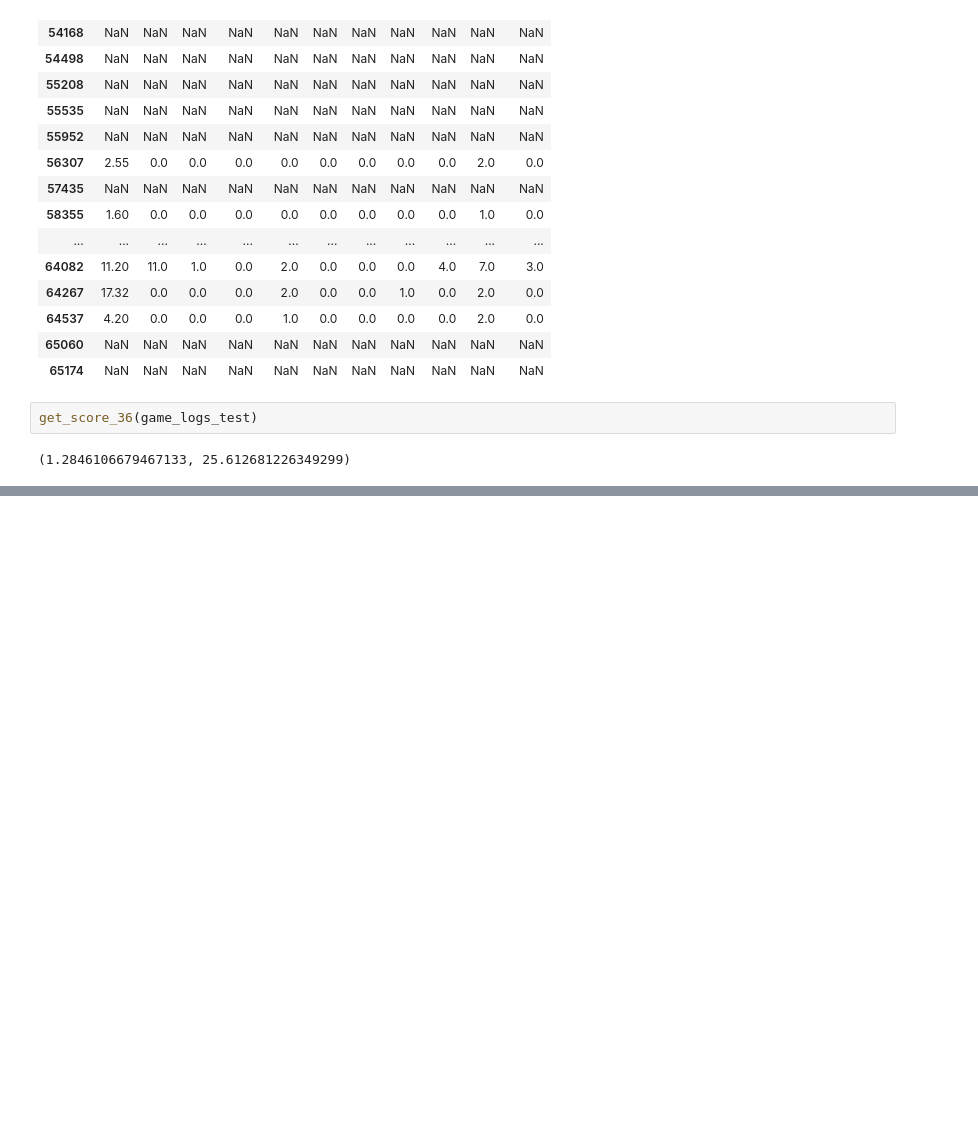
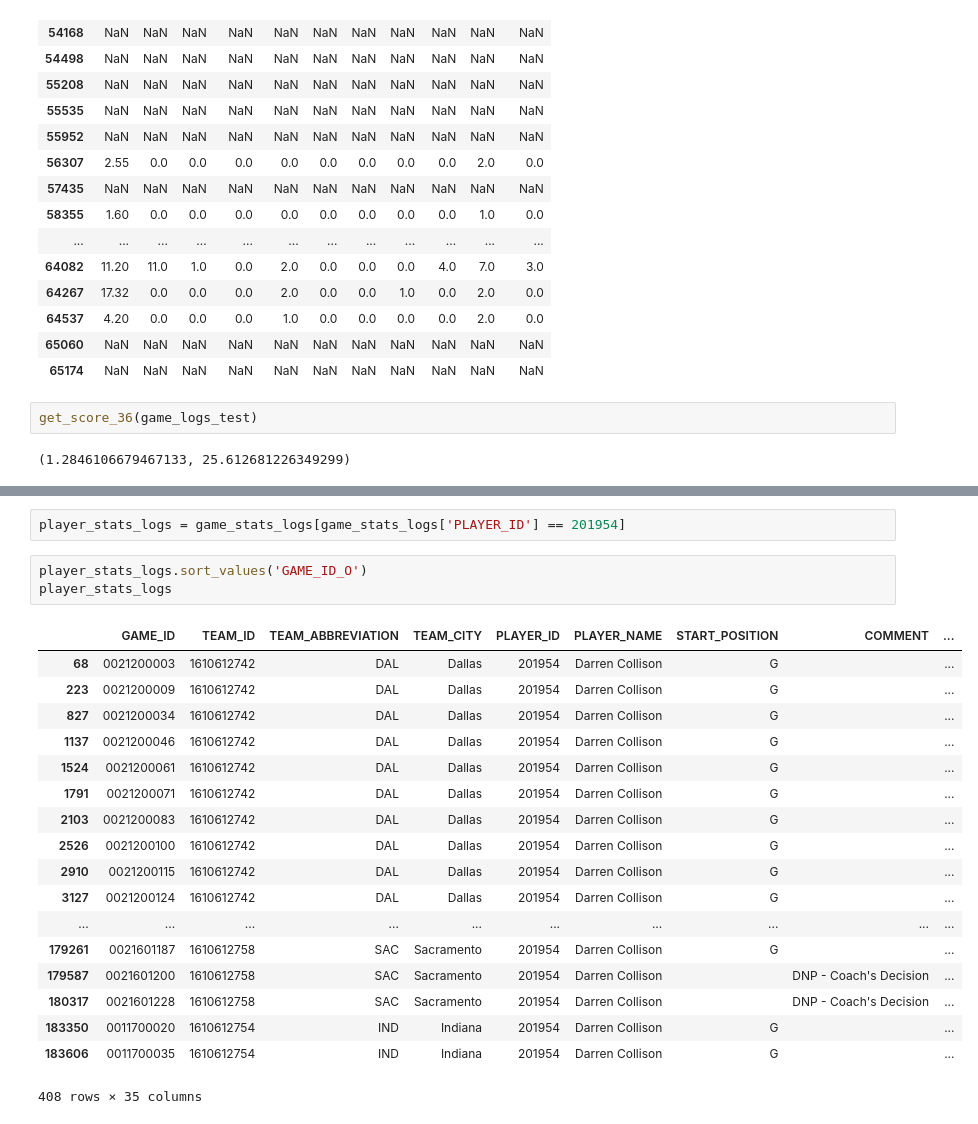
Before and after one commit to wonderui/Hoop_Fantasy, a Jupyter notebook: nba_seer-0.1/0_test_seer.ipynb, the cells around one changed output, grey strips where cells are left out. Cells and saved outputs as stored; diff of their text form; blank space fills up the shorter version.

```diff
--- a/nba_seer-0.1/0_test_seer.ipynb
+++ b/nba_seer-0.1/0_test_seer.ipynb
@@ -211,0 +220,24 @@ get_score_36(game_logs_test)
+# %%
+player_stats_logs = game_stats_logs[game_stats_logs['PLAYER_ID'] == 201954]
+# %%
+player_stats_logs.sort_values('GAME_ID_O')
+player_stats_logs
+# %% [output]
+|  | GAME_ID | TEAM_ID | TEAM_ABBREVIATION | TEAM_CITY | PLAYER_ID | PLAYER_NAME | START_POSITION | COMMENT | ... |
+| 68 | 0021200003 | 1610612742 | DAL | Dallas | 201954 | Darren Collison | G |  | ... |
+| 223 | 0021200009 | 1610612742 | DAL | Dallas | 201954 | Darren Collison | G |  | ... |
+| 827 | 0021200034 | 1610612742 | DAL | Dallas | 201954 | Darren Collison | G |  | ... |
+| 1137 | 0021200046 | 1610612742 | DAL | Dallas | 201954 | Darren Collison | G |  | ... |
+| 1524 | 0021200061 | 1610612742 | DAL | Dallas | 201954 | Darren Collison | G |  | ... |
+| 1791 | 0021200071 | 1610612742 | DAL | Dallas | 201954 | Darren Collison | G |  | ... |
+| 2103 | 0021200083 | 1610612742 | DAL | Dallas | 201954 | Darren Collison | G |  | ... |
+| 2526 | 0021200100 | 1610612742 | DAL | Dallas | 201954 | Darren Collison | G |  | ... |
+| 2910 | 0021200115 | 1610612742 | DAL | Dallas | 201954 | Darren Collison | G |  | ... |
+| 3127 | 0021200124 | 1610612742 | DAL | Dallas | 201954 | Darren Collison | G |  | ... |
+| ... | ... | ... | ... | ... | ... | ... | ... | ... | ... |
+| 179261 | 0021601187 | 1610612758 | SAC | Sacramento | 201954 | Darren Collison | G |  | ... |
+| 179587 | 0021601200 | 1610612758 | SAC | Sacramento | 201954 | Darren Collison |  | DNP - Coach's Decision | ... |
+| 180317 | 0021601228 | 1610612758 | SAC | Sacramento | 201954 | Darren Collison |  | DNP - Coach's Decision | ... |
+| 183350 | 0011700020 | 1610612754 | IND | Indiana | 201954 | Darren Collison | G |  | ... |
+| 183606 | 0011700035 | 1610612754 | IND | Indiana | 201954 | Darren Collison | G |  | ... |
+408 rows × 35 columns
```
Also changed, not shown: parts of 12 cells of this notebook, 1 other file.
